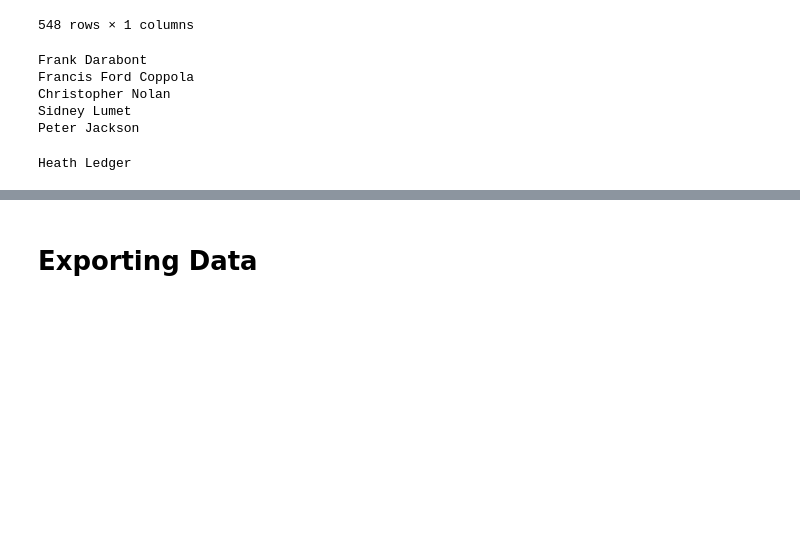
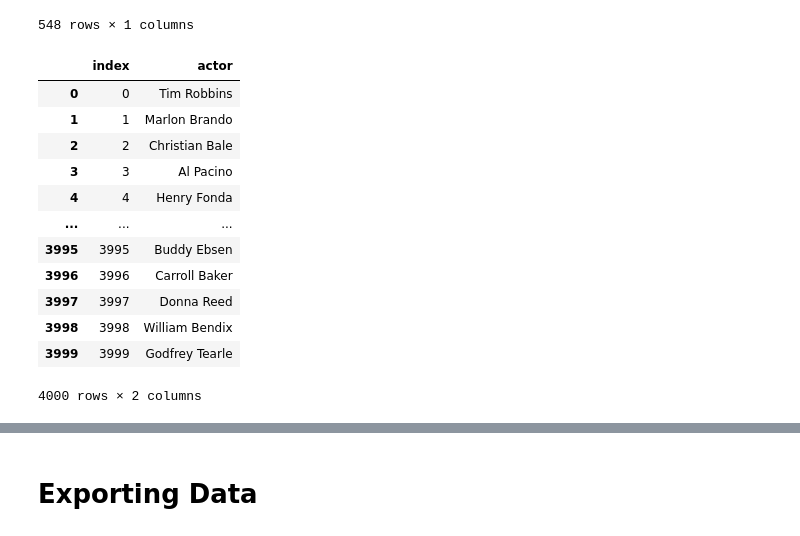
Before and after one commit to Costa-LG/Movies-Data-Analysis, a Jupyter notebook: Cleaning_Data.ipynb, the cells around one changed output, grey strips where cells are left out. Saved outputs shown, nothing was run; the diff lists cells and outputs as text; code cells hidden in the pictures; blank space fills up the shorter version.

```diff
--- a/Cleaning_Data.ipynb
+++ b/Cleaning_Data.ipynb
@@ -187,15 +188,26 @@ directors
 | 547 | George Stevens |
 548 rows × 1 columns
 # %%
-i = 0
-for item in df.Director.unique():
-    print(item)
-    i+=1
-    if i >= 5:
-        break
+actors = pd.concat([
+    df["Star1"],
+    df["Star2"],
+    df["Star3"],
+    df["Star4"]], axis = 0, ignore_index = True)
+actors.dropna().drop_duplicates()
+actors = actors.reset_index()
+actors.columns = ["index", "actor"]
+actors
 # %% [output]
+|  | index | actor |
+| 0 | 0 | Tim Robbins |
+| 1 | 1 | Marlon Brando |
+| 2 | 2 | Christian Bale |
+| 3 | 3 | Al Pacino |
+| 4 | 4 | Henry Fonda |
+| ... | ... | ... |
+| 3995 | 3995 | Buddy Ebsen |
+| 3996 | 3996 | Carroll Baker |
+| 3997 | 3997 | Donna Reed |
+| 3998 | 3998 | William Bendix |
+| 3999 | 3999 | Godfrey Tearle |
-Frank Darabont
-Francis Ford Coppola
-Christopher Nolan
-Sidney Lumet
-Peter Jackson
+4000 rows × 2 columns
@@ -209,7 +214,3 @@ for actor in df.Star2.unique():
-# %%
-print(stars2)
-# %% [output]
-Heath Ledger
 # %%
 movies = pd.DataFrame(data = df, columns = ["index", "Series_Title", "Released_Year", "Certificate", "Runtime_in_Minutes", "Genre", "IMDB_Rating", "Meta_score", "No_of_Votes", "Gross"])
 movies
```
Also changed, not shown: parts of 15 cells of this notebook.
